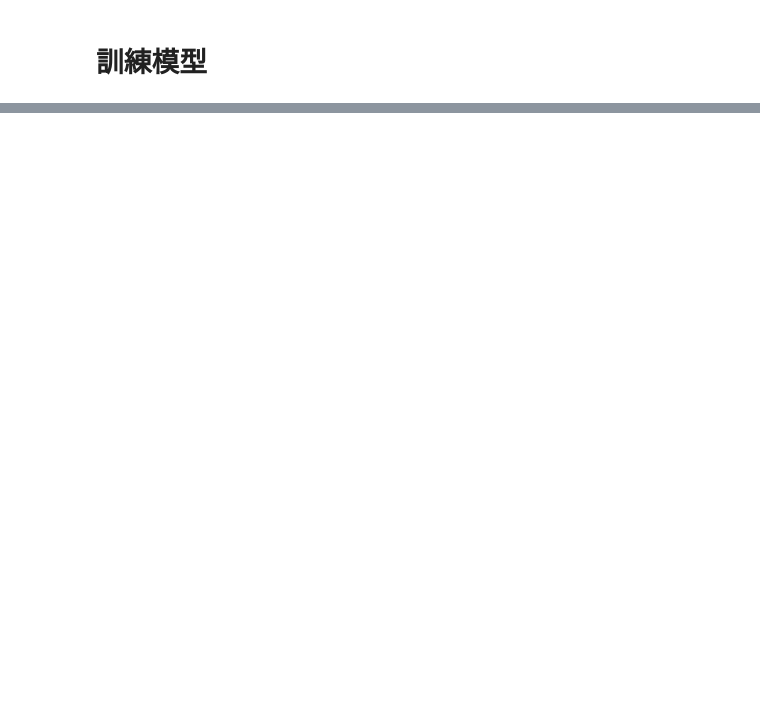
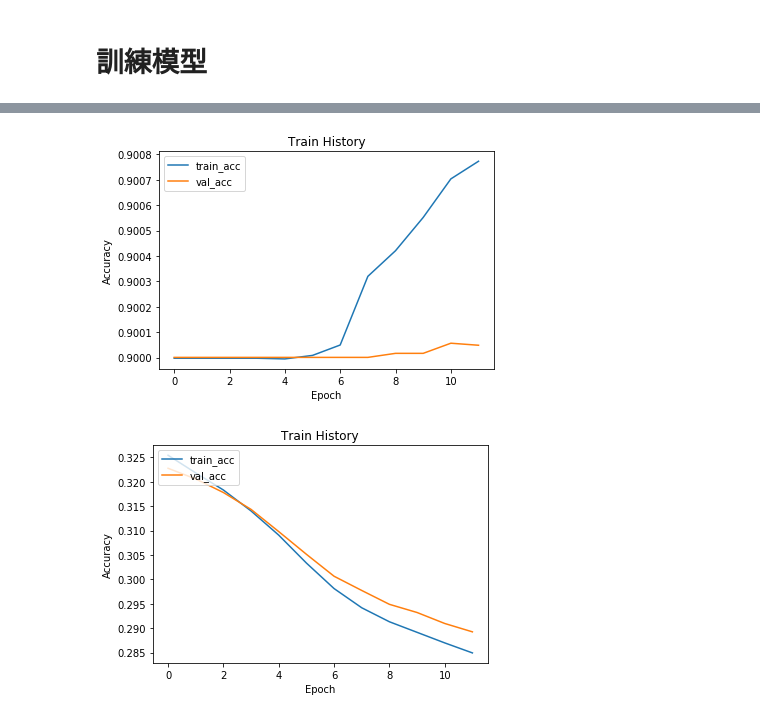
Before and after one commit to linghung/3rd-ML100Days, a Jupyter notebook: homework/Day_071_使用損失函數_HW.ipynb, the cells around one changed output, grey strips where cells are left out. Cells and saved outputs as stored; diff of their text form; code cells hidden in the pictures; blank space fills up the shorter version.

```diff
--- a/homework/Day_071_使用損失函數_HW.ipynb
+++ b/homework/Day_071_使用損失函數_HW.ipynb
@@ -135,0 +199,6 @@ model.compile(loss='categorical_crossentropy', optimizer='sgd', metrics=['accura
+# %%
+show_train_history('accuracy','val_accuracy')
+show_train_history('loss','val_loss')
+# %% [output]
+[figure, added]
+[figure, added]
```
Also changed, not shown: parts of 10 cells of this notebook.
